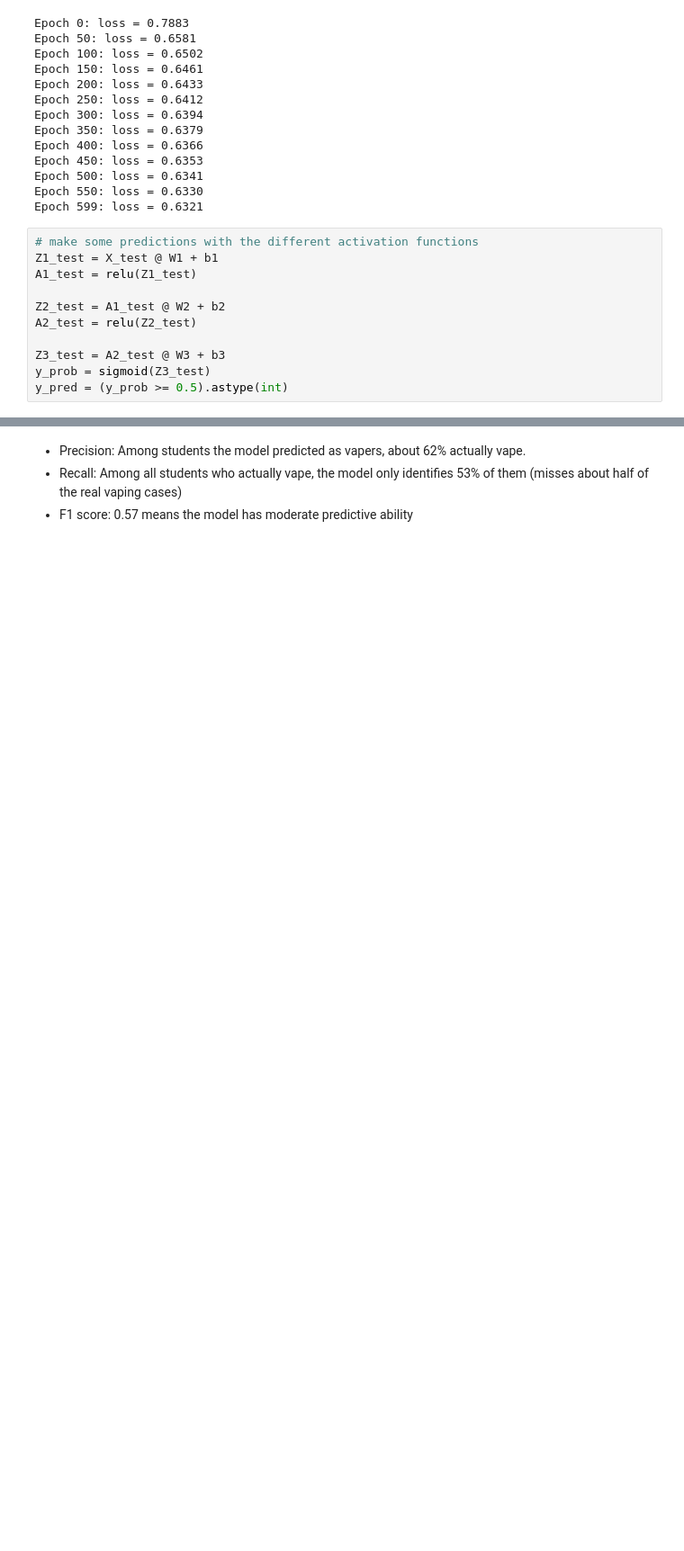
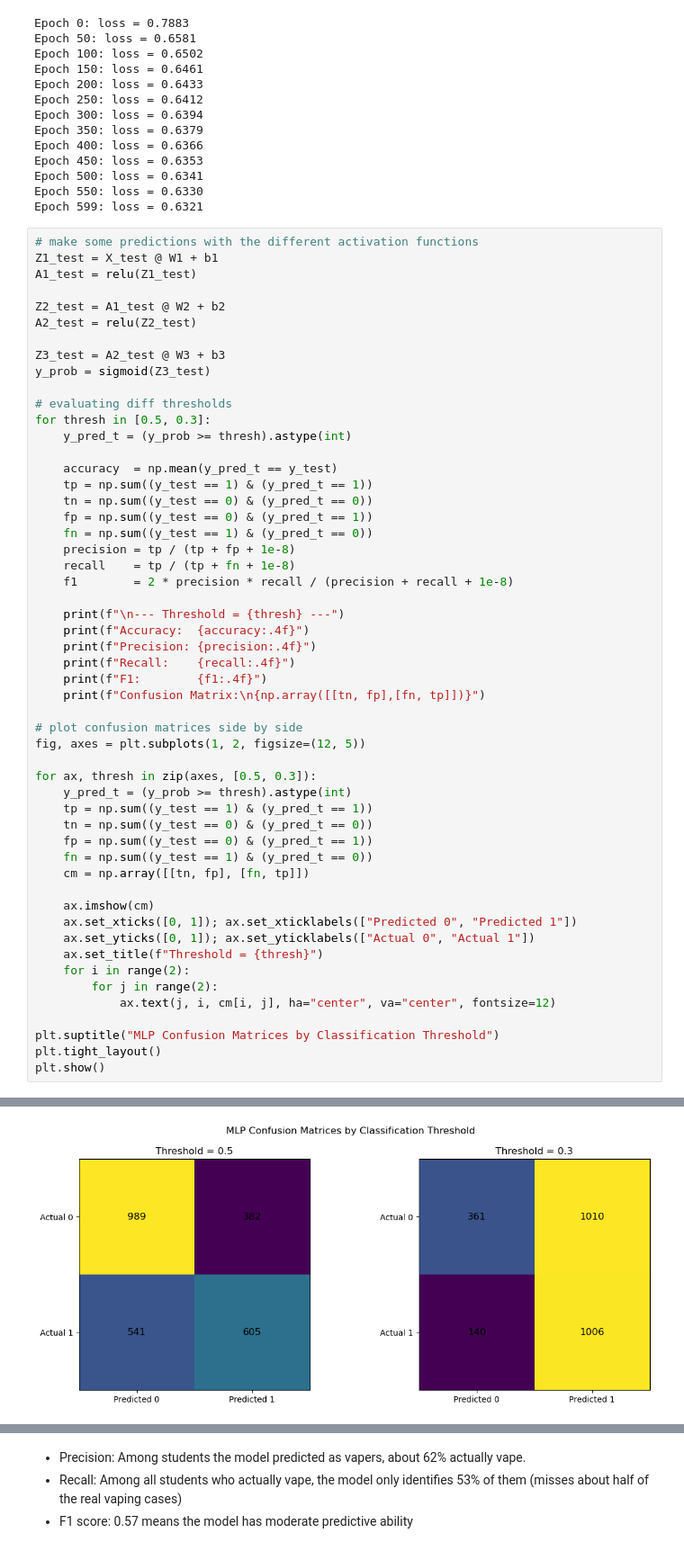
Before and after one commit to bberlinger13/ds4420-youth-vaping-analysis-project, a Jupyter notebook: python/mlp_proof_of_concept.ipynb, the cells around one changed output, grey strips where cells are left out. Shown at 90% size. Cells and saved outputs as stored; diff of their text form; blank space fills up the shorter version.

```diff
--- a/python/mlp_proof_of_concept.ipynb
+++ b/python/mlp_proof_of_concept.ipynb
@@ -189,4 +189,47 @@ A2_test = relu(Z2_test)
 
 Z3_test = A2_test @ W3 + b3
 y_prob = sigmoid(Z3_test)
-y_pred = (y_prob >= 0.5).astype(int)
+
+# evaluating diff thresholds
+for thresh in [0.5, 0.3]:
+    y_pred_t = (y_prob >= thresh).astype(int)
+
+    accuracy  = np.mean(y_pred_t == y_test)
+    tp = np.sum((y_test == 1) & (y_pred_t == 1))
+    tn = np.sum((y_test == 0) & (y_pred_t == 0))
+    fp = np.sum((y_test == 0) & (y_pred_t == 1))
+    fn = np.sum((y_test == 1) & (y_pred_t == 0))
+    precision = tp / (tp + fp + 1e-8)
+    recall    = tp / (tp + fn + 1e-8)
+    f1        = 2 * precision * recall / (precision + recall + 1e-8)
+
+    print(f"\n--- Threshold = {thresh} ---")
+    print(f"Accuracy:  {accuracy:.4f}")
+    print(f"Precision: {precision:.4f}")
+    print(f"Recall:    {recall:.4f}")
+    print(f"F1:        {f1:.4f}")
+    print(f"Confusion Matrix:\n{np.array([[tn, fp],[fn, tp]])}")
+
+# plot confusion matrices side by side
+fig, axes = plt.subplots(1, 2, figsize=(12, 5))
+
+for ax, thresh in zip(axes, [0.5, 0.3]):
+    y_pred_t = (y_prob >= thresh).astype(int)
+    tp = np.sum((y_test == 1) & (y_pred_t == 1))
+    tn = np.sum((y_test == 0) & (y_pred_t == 0))
+    fp = np.sum((y_test == 0) & (y_pred_t == 1))
+    fn = np.sum((y_test == 1) & (y_pred_t == 0))
+    cm = np.array([[tn, fp], [fn, tp]])
+
+    ax.imshow(cm)
+    ax.set_xticks([0, 1]); ax.set_xticklabels(["Predicted 0", "Predicted 1"])
+    ax.set_yticks([0, 1]); ax.set_yticklabels(["Actual 0", "Actual 1"])
+    ax.set_title(f"Threshold = {thresh}")
+    for i in range(2):
+        for j in range(2):
+            ax.text(j, i, cm[i, j], ha="center", va="center", fontsize=12)
+
+plt.suptitle("MLP Confusion Matrices by Classification Threshold")
+plt.tight_layout()
+plt.show()
+# %% [output]
@@ -193,3 +253,4 @@ y_pred = (y_prob >= 0.5).astype(int)
+[figure, added]
 # %%
 # look at various metrics including accuracy, confusion matrix, precision, recall, F1, etc. yk the vibes
 
```
Also changed, not shown: parts of 5 cells of this notebook, 4 other files.
